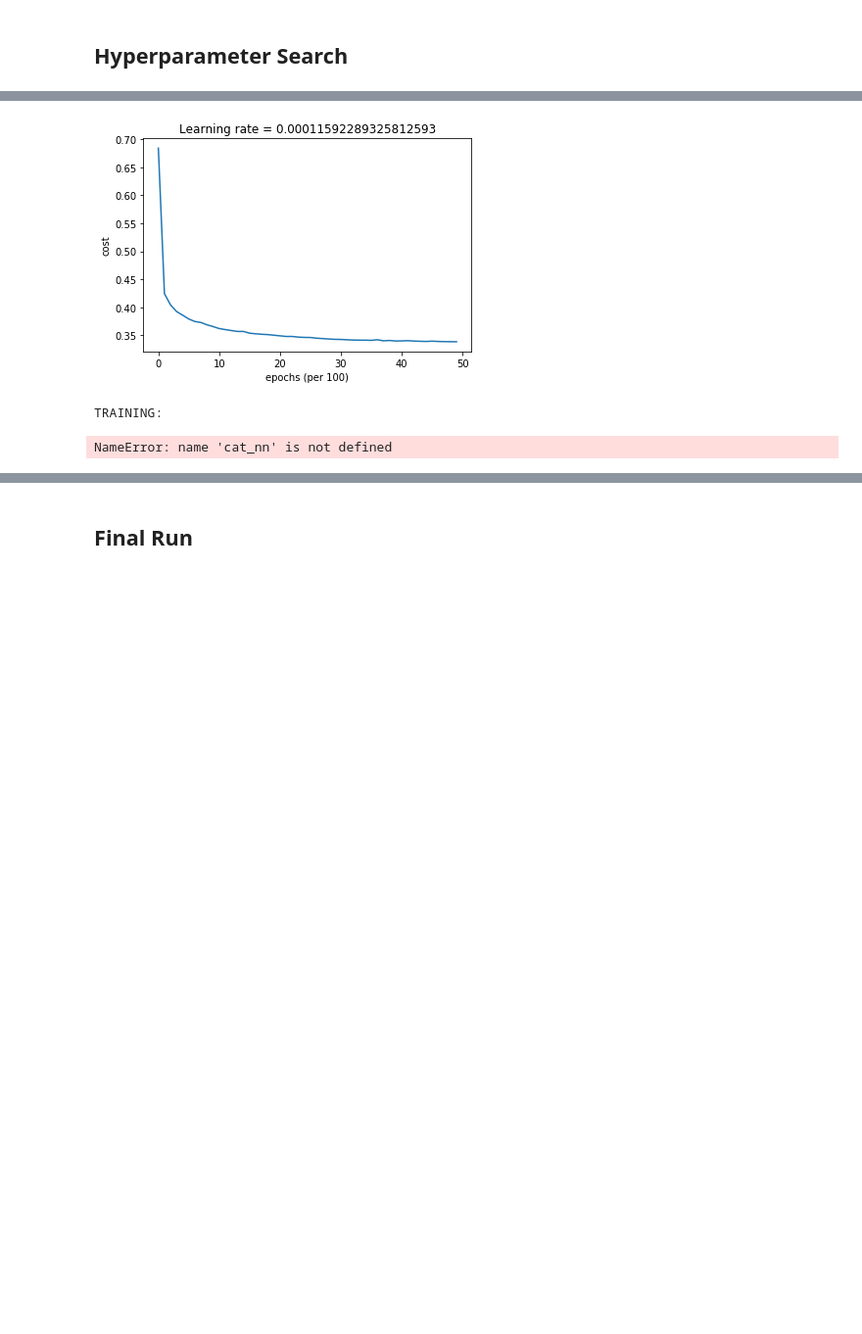
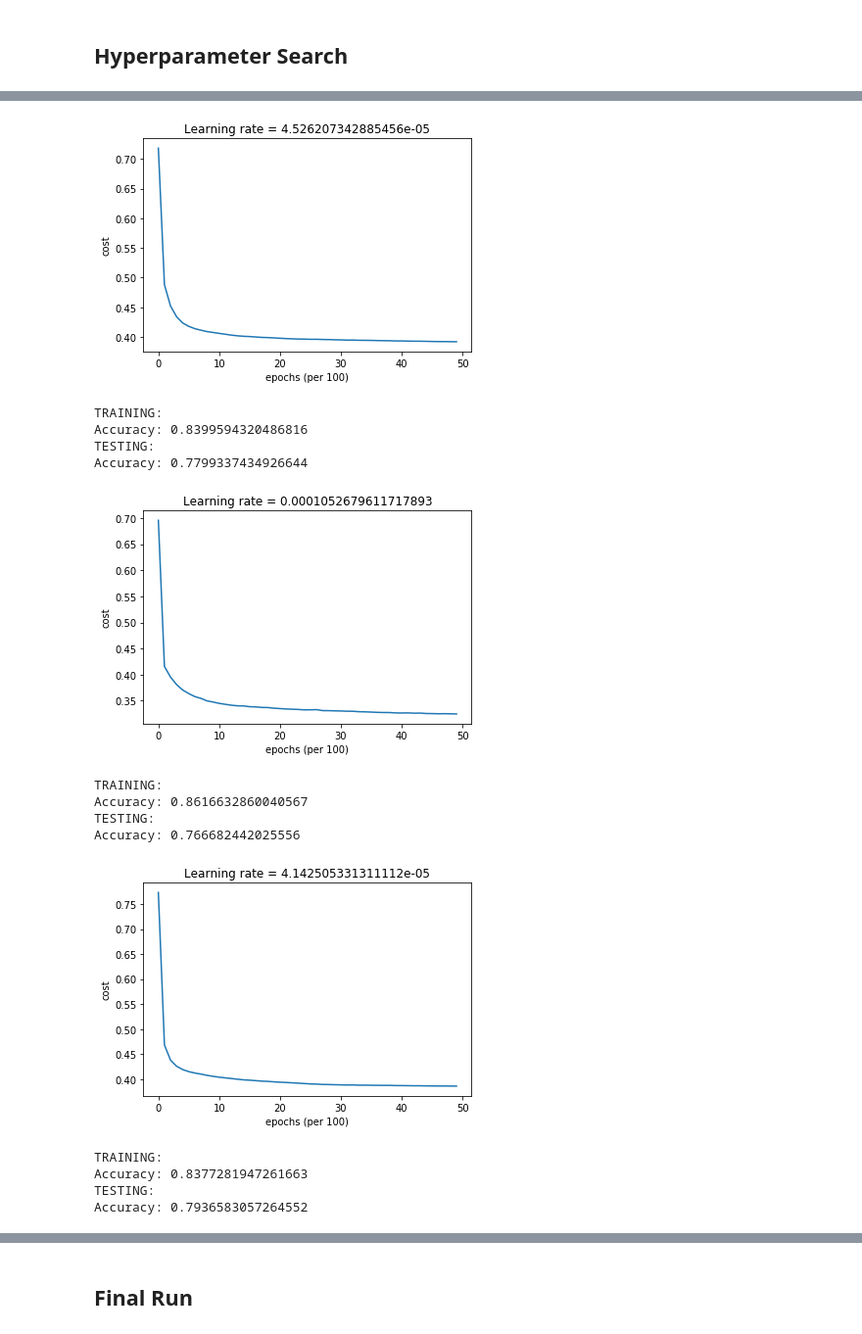
Before and after one commit to Kim-Sha/mlp-binary-classifier, a Jupyter notebook: predict-client-churn/churn_NN_predictor.ipynb, the cells around one changed output, grey strips where cells are left out. Shown: that part at 98% size. Drawn from its saved outputs; the diff is of its cells as text; code cells hidden in the pictures; blank space fills up the shorter version.

Commit message:
Hyperparameter search for churn

```diff
--- a/predict-client-churn/churn_NN_predictor.ipynb
+++ b/predict-client-churn/churn_NN_predictor.ipynb
@@ -67,32 +67,44 @@ Text(0, 0.5, 'L2 Regularization Parameter ($\\lambda$)')
 # %%
 search_list = []
 
 for i in range(num_searches):
 
     search_dict = {}
     search_dict["learning_rate"] = learning_rate_search[i]
     search_dict["lambd"] = lambd_search[i]
 
     churn_nn.fit_binary(layer_dimensions = [norm_X_train.shape[0], 20, 10, 5, 1],
                         learning_rate = learning_rate_search[i],
                         learning_decay_rate = 1.25e-7,
                         lambd = lambd_search[i],
                         minibatched = True,
                         minibatch_size = 256,
                         optimizer = "adam",
                         num_epochs = 5000,
                         print_cost = False)
 
     print("TRAINING:")
-    pred_train, acc_train = cat_nn.predict_binary(X = norm_X_train, y = y_train)
+    pred_train, acc_train = churn_nn.predict_binary(X = norm_X_train, y = y_train)
     search_dict["train_accuracy"] = acc_train
 
     print("TESTING:")
-    pred_test, acc_test = cat_nn.predict_binary(X = norm_X_test, y = y_test)
+    pred_test, acc_test = churn_nn.predict_binary(X = norm_X_test, y = y_test)
     search_dict["test_accuracy"] = acc_test
 
     search_list.append(search_dict)
 # %% [output]
-[figure, old version]
+[figure, new version]
 TRAINING:
+Accuracy: 0.8399594320486816
+TESTING:
+Accuracy: 0.7799337434926644
+[figure, added]
-NameError: name 'cat_nn' is not defined
+TRAINING:
+Accuracy: 0.8616632860040567
+TESTING:
+Accuracy: 0.766682442025556
+[figure, added]
+TRAINING:
+Accuracy: 0.8377281947261663
+TESTING:
+Accuracy: 0.7936583057264552
```
Also changed, not shown: parts of 2 cells of this notebook, 1 other file.
